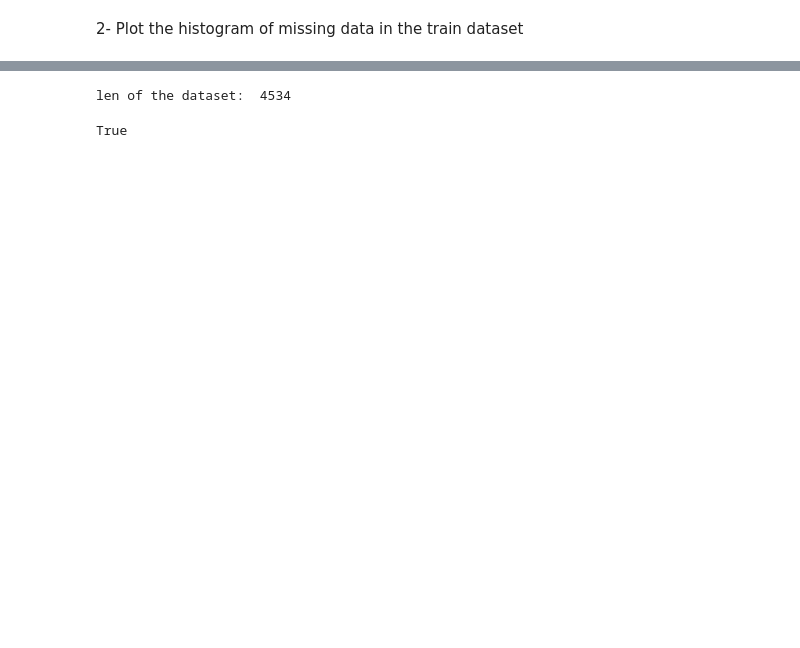
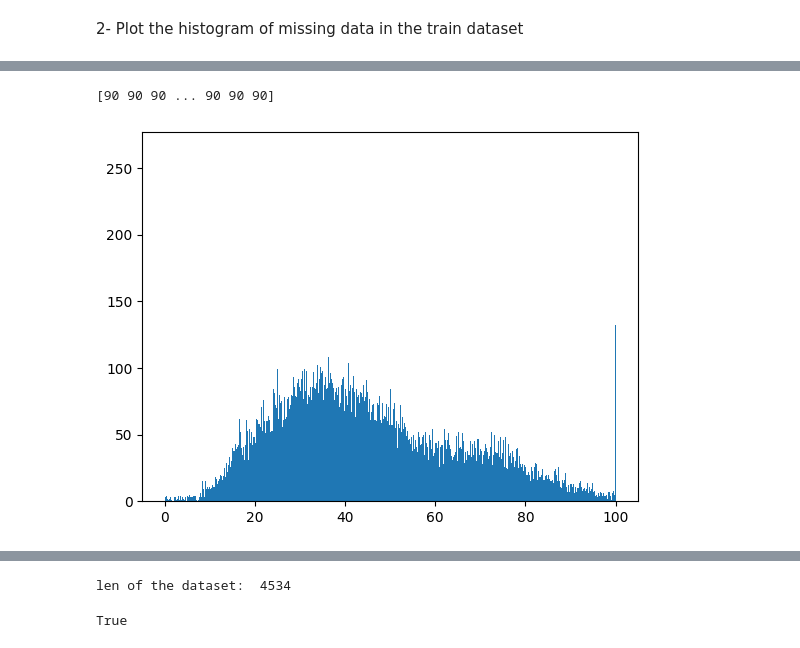
Before and after one commit to earthnet2021/earthnet-models-pytorch, a Jupyter notebook: Data_analysis/En23_analysis.ipynb, the cells around one changed output, grey strips where cells are left out. Cells and saved outputs as stored; diff of their text form; code cells hidden in the pictures; blank space fills up the shorter version.

```diff
--- a/Data_analysis/En23_analysis.ipynb
+++ b/Data_analysis/En23_analysis.ipynb
@@ -62,0 +75,13 @@ plt.show()
+# %%
+file = open("missing_value_train_from2017.json")
+data = json.load(file)
+
+total = np.array([d['total_missing'] for d in data.values()]) / (128 * 128)
+series = [d['serie_missing'] for d in data.values()]
+len_series = np.array([len(d['serie_missing']) for d in data.values()])
+print(len_series)
+plt.hist(total * 100 / len_series, bins= 1000)
+plt.show()
+# %% [output]
+[90 90 90 ... 90 90 90]
+[figure, added]
```
Also changed, not shown: parts of 5 cells of this notebook, 39 other files.
